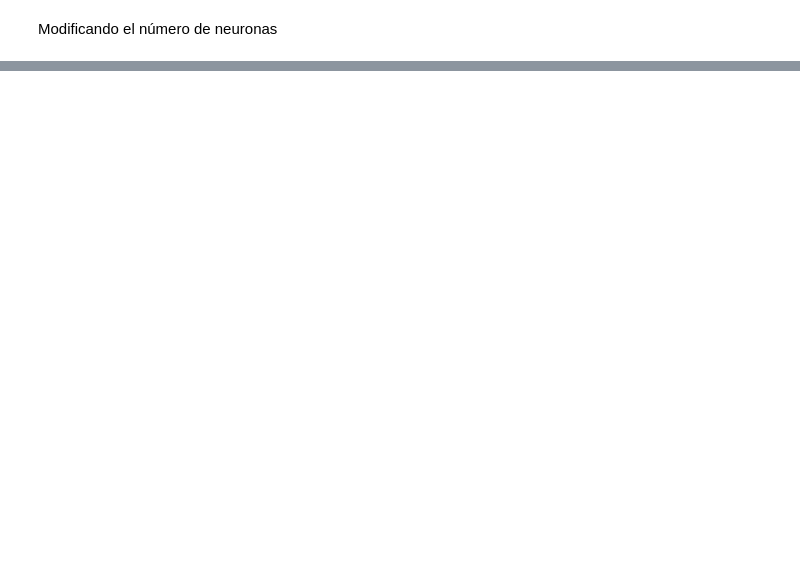
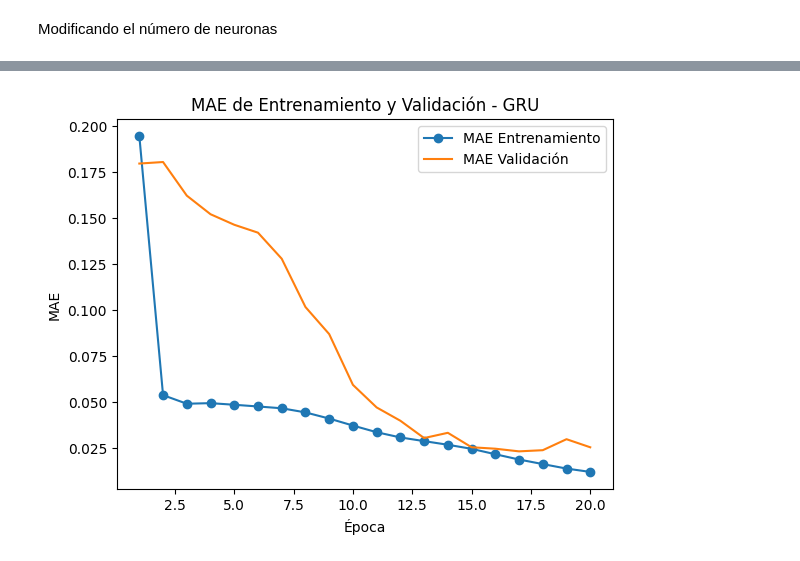
Before and after one commit to AngieJoya99/Taller3-RN, a Jupyter notebook: Taller3RN.ipynb, the cells around one changed output, grey strips where cells are left out. Drawn from its saved outputs; the diff is of its cells as text; code cells hidden in the pictures; blank space fills up the shorter version.

```diff
--- a/Taller3RN.ipynb
+++ b/Taller3RN.ipynb
@@ -305,0 +308,5 @@ plt.show()
+# %%
+inputsGRU = keras.Input(shape=(sequence_length, 1))
+xGRU = layers.GRU(64)(inputsGRU)
+outputsGRU = layers.Dense(1)(xGRU)
+GRUBase = keras.Model(inputsGRU, outputsGRU)
@@ -305,0 +315,14 @@ plt.show()
+# %%
+GRUBase.compile(optimizer="adam", loss="mse", metrics=["mae"])
+callbacksGRU = [
+    keras.callbacks.EarlyStopping(monitor="val_loss", patience=5, restore_best_weights=True)
+]
+
+historyGRU = GRUBase.fit(
+    datasetTrain,
+    epochs=20,
+    validation_data=datasetValidation,
+    callbacks=callbacksGRU
+)
+
+print(f"MAE de las pruebas - GRU: {GRUBase.evaluate(datasetTest)[1]:.2f}")
@@ -305,0 +347,4 @@ plt.show()
+# %%
+graficaeMAE(historyGRU, "MAE de Entrenamiento y Validación - GRU")
+# %% [output]
+[figure, added]
```
Also changed, not shown: parts of 15 cells of this notebook.
